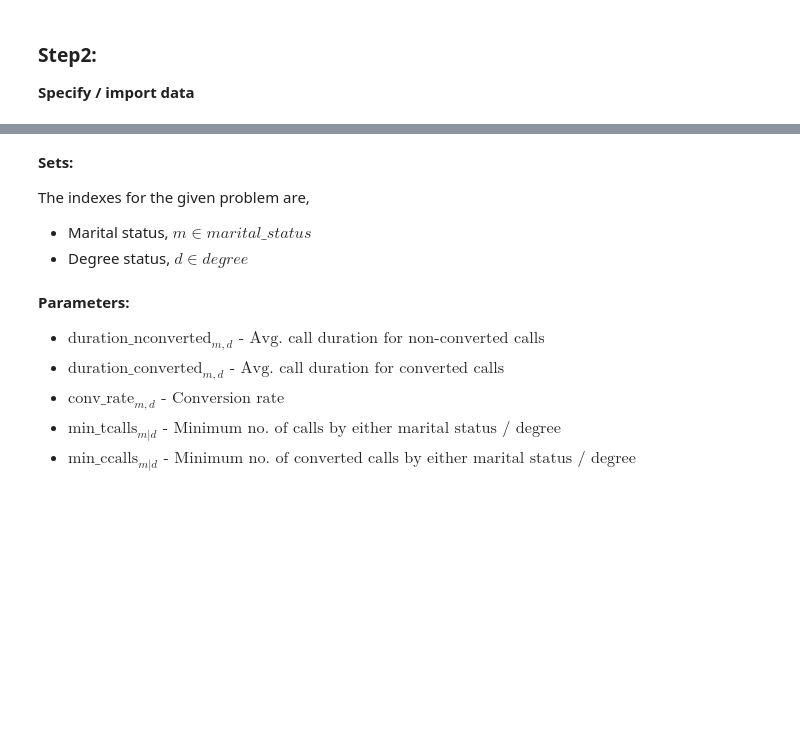
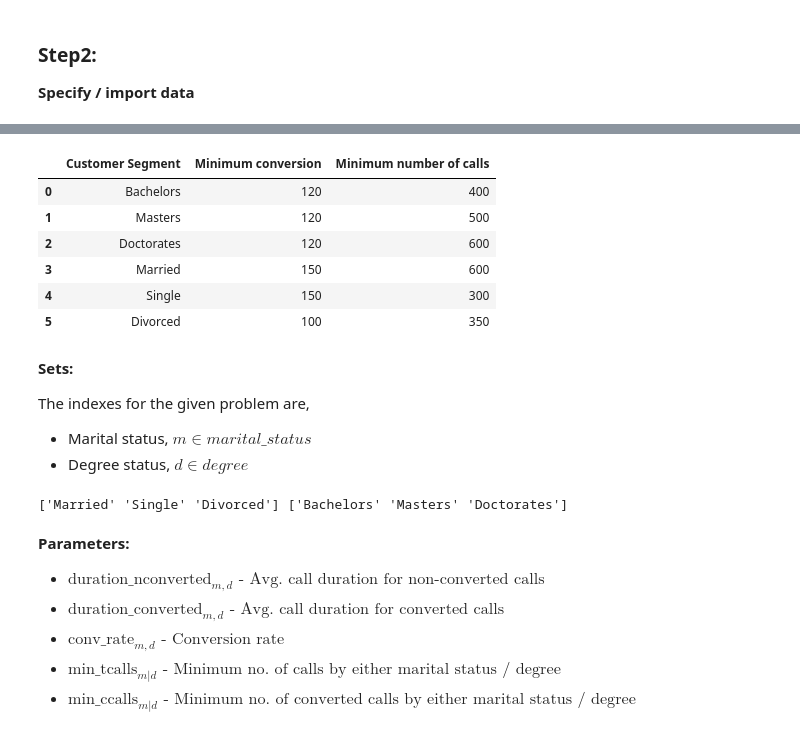
Before and after one commit to ankitshripalsingh/Operations-Research, a Jupyter notebook: Banking Case Study.ipynb, the cells around one changed output, grey strips where cells are left out. Drawn from its saved outputs; the diff is of its cells as text; code cells hidden in the pictures; blank space fills up the shorter version.

```diff
--- a/Banking Case Study.ipynb
+++ b/Banking Case Study.ipynb
@@ -169,5 +203,14 @@ cost_per_min=10
 # %%
 #Printing the dataframe
+criteria
+# %% [output]
+|  | Customer Segment | Minimum conversion | Minimum number of calls |
+| 0 | Bachelors | 120 | 400 |
+| 1 | Masters | 120 | 500 |
+| 2 | Doctorates | 120 | 600 |
+| 3 | Married | 150 | 600 |
+| 4 | Single | 150 | 300 |
+| 5 | Divorced | 100 | 350 |
 # %% [markdown]
 **Sets:**
 
@@ -176,7 +219,12 @@ The indexes for the given problem are, <br>
 - Degree status, $d \in degree$
 # %%
 # Extracting the unique values of marital status and the educational degree which will act as indexes for
-#the decision variables and the parameters
+# the decision variables and the parameters
+M_status = data['Marital Status'].unique()
+Degree = data['Degree'].unique()
+print(M_status, Degree)
+# %% [output]
+['Married' 'Single' 'Divorced'] ['Bachelors' 'Masters' 'Doctorates']
 # %% [markdown]
 **Parameters:**
 
```
Also changed, not shown: parts of 26 cells of this notebook.
